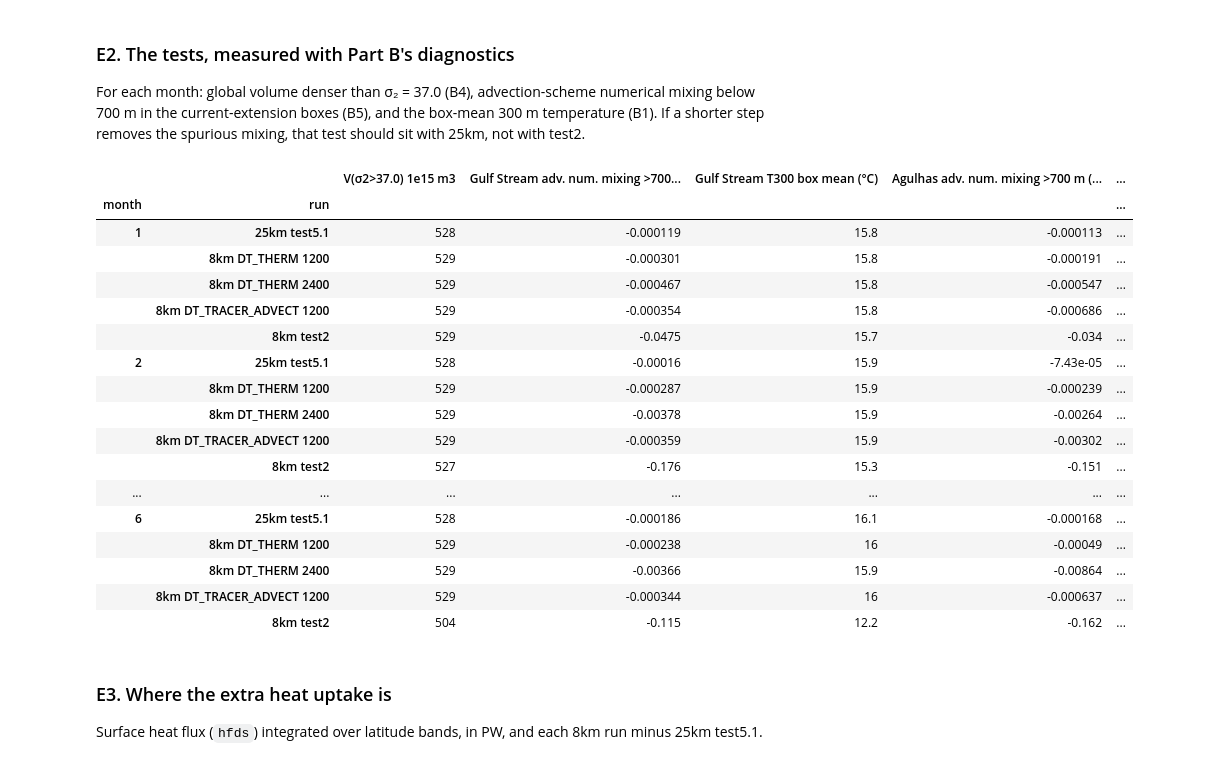
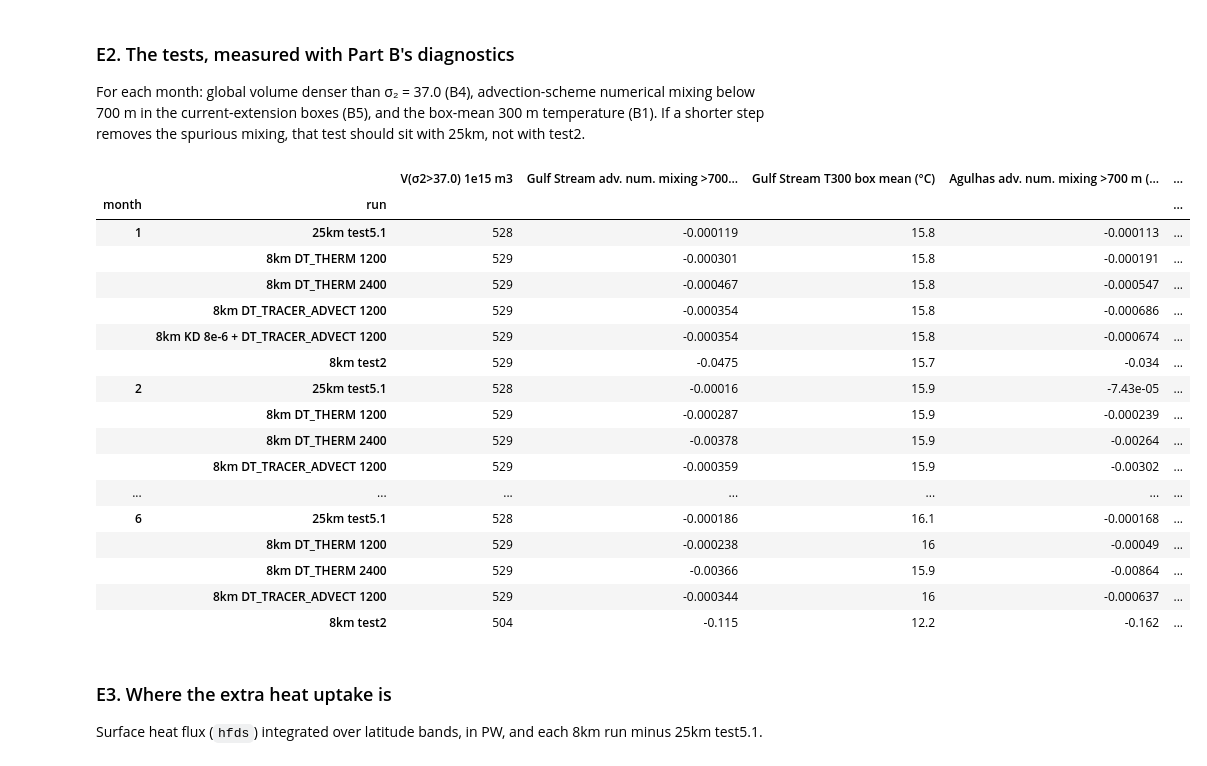
Before and after one commit to chrisb13/access-om3-paper-1, a Jupyter notebook: notebooks/8km_ryf_drift_diagnosis.ipynb, the cells around one changed output. Cells and saved outputs as stored; diff of their text form; code cells hidden in the pictures.

```diff
--- a/notebooks/8km_ryf_drift_diagnosis.ipynb
+++ b/notebooks/8km_ryf_drift_diagnosis.ipynb
@@ -1020,7 +1059,7 @@ All follow test2's `DT` ramp (240 s for months 1-2, 400 s after) and run 6 month
 LAB = "/g/data/tm70/cyb561/repos/claude/what-is-wrong-with-8k/lab/archive"
 TESTS = {}
 for lab, pat in {"DT_THERM 2400": "8km_dtherm2400*", "DT_THERM 1200": "8km_dtherm1200*",
-                 "DT_TRACER_ADVECT 1200": "8km_tradv1200*"}.items():
+                 "DT_TRACER_ADVECT 1200": "8km_tradv1200*", "KD 8e-6 + DT_TRACER_ADVECT 1200": "8km_kd8e6_tradv1200*"}.items():
     g = sorted(glob.glob(f"{LAB}/{pat}"))
     if g and glob.glob(f"{g[0]}/output*/ocean.stats"):
         TESTS[lab] = g[0]
@@ -1074,0 +1125,32 @@ Global-mean T change since day 0 (°C), and the excess over 25km test5.1:
+# %%
+T2 = "/g/data/ol01/outputs/access-om3-8km/MC_8km_jra_ryf-test2-expt-c349f800"
+CHECK_FILES = ["MOM_input", "MOM_override", "MOM_parameter_doc.all", "nuopc.runconfig", "nuopc.runseq", "ice_in",
+               "input.nml", "diag_table", "drv_in", "fd.yaml", "datm_in", "drof_in", "datm.streams.xml",
+               "drof.streams.xml", "config.yaml", "manifests/exe.yaml", "auxiliary_input/MOM_channel_list"]
+T2_SEG = {1: "output000", 2: "output000", 3: "output001", 4: "output001", 5: "output002", 6: "output002"}
+
+def first_day(d):
+    return float(open(f"{d}/ocean.stats").readlines()[2].replace(",", " ").split()[1])
+
+def first_month(d):   # model month a segment starts in, counted from the experiment's output000 (1 Jan 1900)
+    day = first_day(d) - first_day(f"{os.path.dirname(d)}/output000")
+    return int(np.searchsorted(np.cumsum([31, 28, 31, 30, 31, 30, 31, 31, 30, 31, 30, 31]), day, side="right")) + 1
+
+def cfg(path):        # file lines; MOM_parameter_doc.all without its comments
+    if not os.path.exists(path):
+        return ["<file missing>"]
+    ls = open(path).read().splitlines()
+    return [l.split("!")[0].rstrip() for l in ls if l.split("!")[0].strip()] if path.endswith(".all") else ls
+
+for test, E in TESTS.items():
+    diffs = {}
+    for d in sorted(glob.glob(f"{E}/output*")):
+        if os.path.exists(f"{d}/ocean.stats"):
+            ref = f"{T2}/{T2_SEG[first_month(d)]}"
+            out = [l for f in CHECK_FILES for l in difflib.unified_diff(cfg(f"{ref}/{f}"), cfg(f"{d}/{f}"),
+                                                                         f"test2/{f}", f"test/{f}", n=0, lineterm="")]
+            diffs.setdefault("\n".join(out), []).append(f"{os.path.basename(d)} (vs test2 {os.path.basename(ref)})")
+    print(f"=================== {test}")
+    for text, segs in diffs.items():
+        print(f"--- segments: {', '.join(segs)}")
+        print(text or "(no differences)")
@@ -1078,8 +1178,8 @@ For each month: global volume denser than σ₂ = 37.0 (B4), advection-scheme nu
 # %%
 if TESTS:
     TRI = {"8km test2": E8, **{f"8km {k}": E for k, E in TESTS.items()}, "25km test5.1": E25S}
-    rows = []
-    for k, E in TRI.items():
+    def e2_rows(k, E):
+        rows = []
         A = static(E).areacello.fillna(0).values; Aw, _ = area_lat(E)
         ridx = month_index(f"{E}/output*/access-om3.mom6.3d.thkcello+rho2.1mon.mean.1900.nc")[:6]
         tidx = month_index(f"{E}/output*/access-om3.mom6.3d.thetao+z.1mon.mean.1900.nc")
@@ -1090,39 +1190,44 @@ if TESTS:
             with xr.open_dataset(f, decode_timedelta=False) as ds:
                 h = ds.thkcello.isel(time=i); rd = h.dims[0]; rho = ds[rd].values
                 v37 = sum(np.nansum(np.nan_to_num(h.isel({rd: kk}).values) * A) for kk in np.where(rho > 1037.0)[0]) / 1e15
             row = {"run": k, "month": mo + 1, "V(σ2>37.0) 1e15 m3": v37}
             for nm in ["Gulf Stream", "Agulhas"]:
                 sx, sy = box_slices(E, *BOX[nm]); a = Aw[sy, sx]
                 f, i, _ = eidx[mo]
                 with xr.open_dataset(f, decode_timedelta=False) as ds:
                     e = ds.e.isel(time=i, yh=sy, xh=sx).values
                 hh = e[:-1] - e[1:]; zc = -0.5 * (e[:-1] + e[1:])
                 f, i, _ = qidx[mo]
                 with xr.open_dataset(f, decode_timedelta=False) as ds:
                     q = ds.T_advection_scheme_variance_production.isel(time=i, yh=sy, xh=sx).values.astype(float)
                 row[f"{nm} adv. num. mixing >700 m (K2 m/s)"] = np.nansum(np.where(zc >= 700, q * hh * a[None], 0)) / a.sum()
                 f, i, _ = tidx[mo]
                 with xr.open_dataset(f, decode_timedelta=False) as ds:
                     t = ds.thetao.isel(time=i, yh=sy, xh=sx).sel(z_l=300.0, method="nearest").values
                 row[f"{nm} T300 box mean (°C)"] = np.nansum(np.nan_to_num(t) * a) / a[np.isfinite(t)].sum()
             rows.append(row)
+        return rows
+    E2_FILES = ["3d.thkcello+rho2", "3d.thetao+z", "3d.e", "3d.T_advection_scheme_variance_production"]
+    rows = [r for k, E in TRI.items() for r in cached(
+        f"E2-{k}", [f for p in E2_FILES for f in glob.glob(f"{E}/output*/access-om3.mom6.{p}.1mon.mean.1900.nc")],
+        lambda k=k, E=E: e2_rows(k, E))]
     e2 = pd.DataFrame(rows).set_index(["month", "run"]).sort_index()
     display(e2.style.format("{:.3g}"))
 else:
     print("Test output not available yet.")
 # %% [output]
 |  |  | V(σ2>37.0) 1e15 m3 | Gulf Stream adv. num. mixing >700... | Gulf Stream T300 box mean (°C) | Agulhas adv. num. mixing >700 m (... | ... |
 | month | run |  |  |  |  | ... |
 | 1 | 25km test5.1 | 528 | -0.000119 | 15.8 | -0.000113 | ... |
 |  | 8km DT_THERM 1200 | 529 | -0.000301 | 15.8 | -0.000191 | ... |
 |  | 8km DT_THERM 2400 | 529 | -0.000467 | 15.8 | -0.000547 | ... |
 |  | 8km DT_TRACER_ADVECT 1200 | 529 | -0.000354 | 15.8 | -0.000686 | ... |
+|  | 8km KD 8e-6 + DT_TRACER_ADVECT 1200 | 529 | -0.000354 | 15.8 | -0.000674 | ... |
 |  | 8km test2 | 529 | -0.0475 | 15.7 | -0.034 | ... |
 | 2 | 25km test5.1 | 528 | -0.00016 | 15.9 | -7.43e-05 | ... |
 |  | 8km DT_THERM 1200 | 529 | -0.000287 | 15.9 | -0.000239 | ... |
 |  | 8km DT_THERM 2400 | 529 | -0.00378 | 15.9 | -0.00264 | ... |
 |  | 8km DT_TRACER_ADVECT 1200 | 529 | -0.000359 | 15.9 | -0.00302 | ... |
-|  | 8km test2 | 527 | -0.176 | 15.3 | -0.151 | ... |
 | ... | ... | ... | ... | ... | ... | ... |
 | 6 | 25km test5.1 | 528 | -0.000186 | 16.1 | -0.000168 | ... |
 |  | 8km DT_THERM 1200 | 529 | -0.000238 | 16 | -0.00049 | ... |
```
Also changed, not shown: parts of 13 cells of this notebook.
